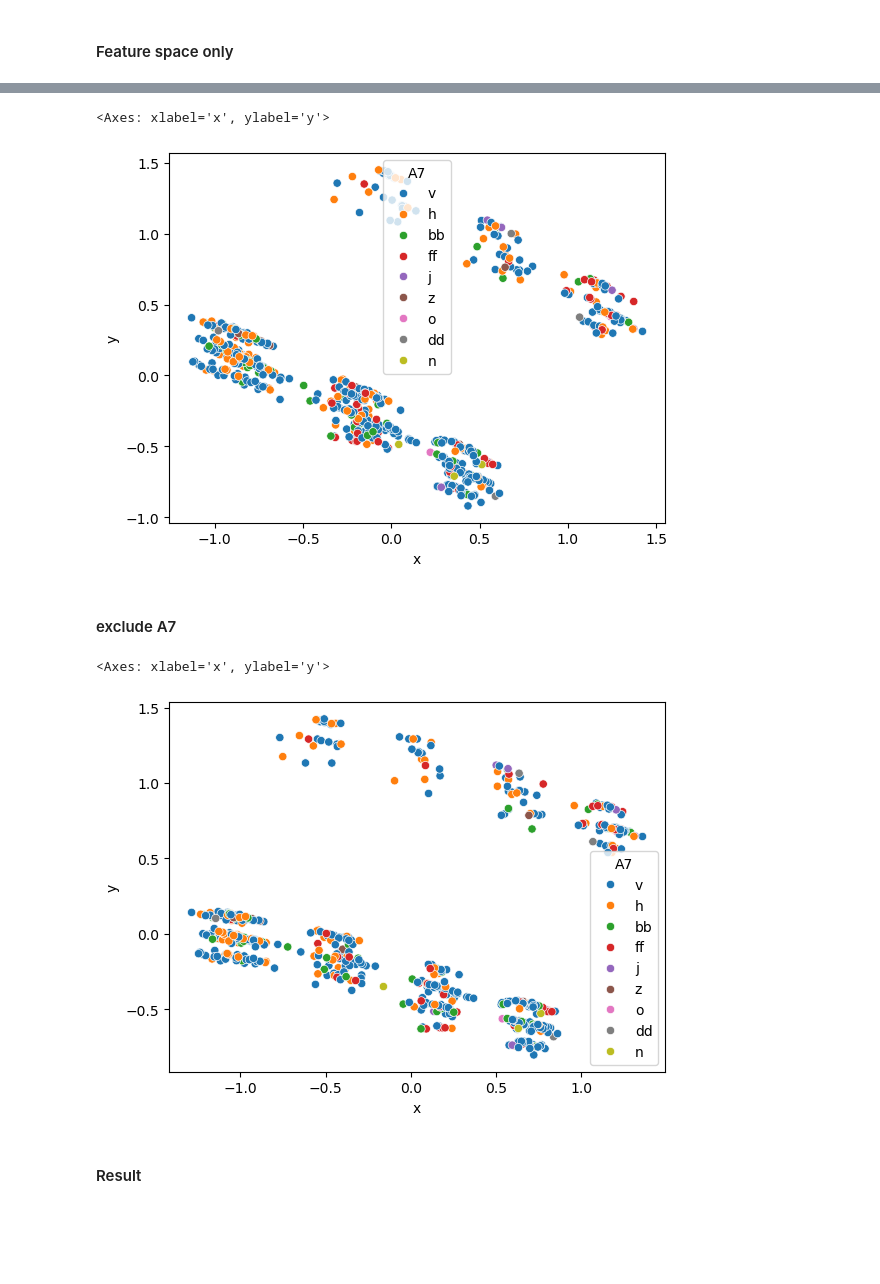
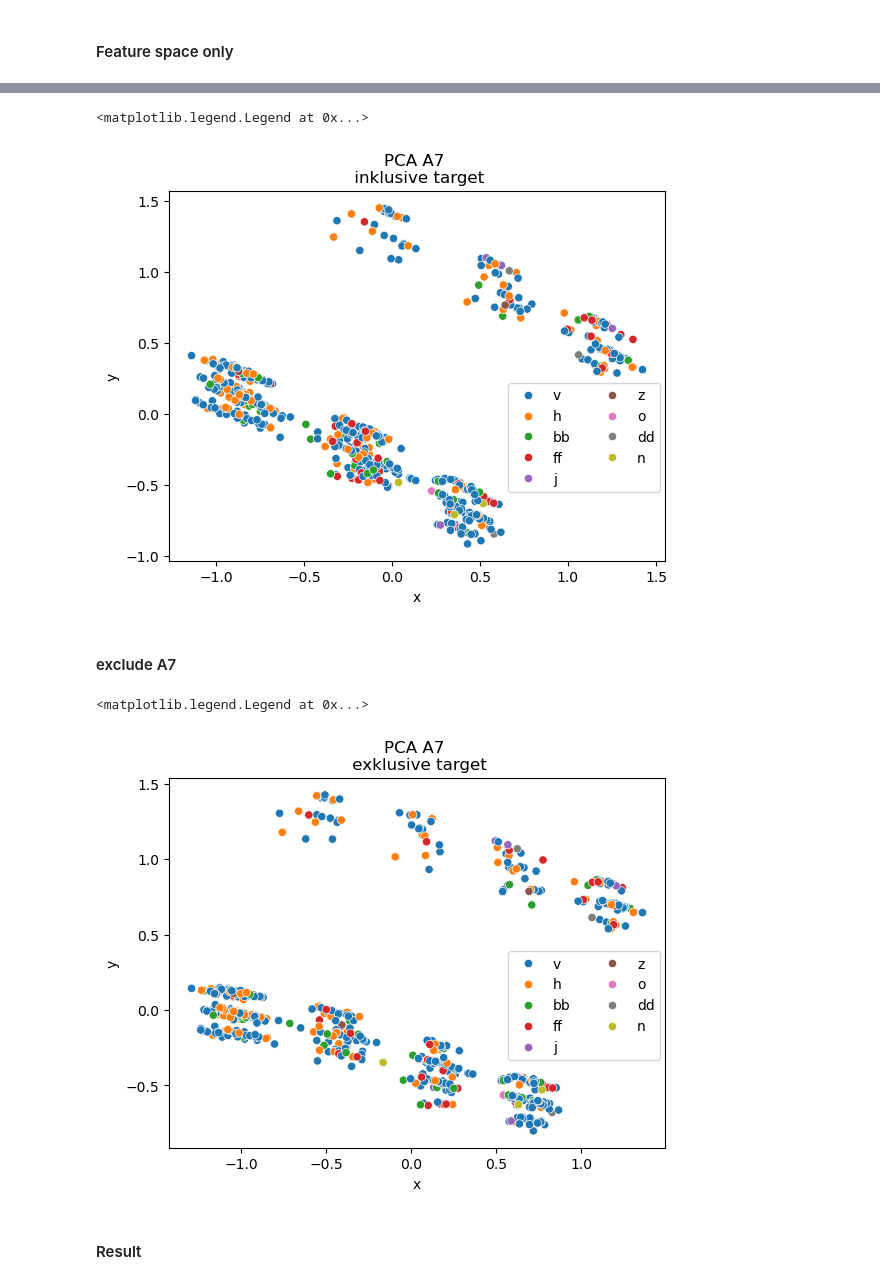
Before and after one commit to toniklenk/WissPro-final-project, a Jupyter notebook: CreditCardApproval EDA DianaMax.ipynb, the cells around one changed output, grey strips where cells are left out. Drawn from its saved outputs; the diff is of its cells as text; code cells hidden in the pictures; blank space fills up the shorter version.

```diff
--- a/CreditCardApproval EDA DianaMax.ipynb
+++ b/CreditCardApproval EDA DianaMax.ipynb
@@ -769,19 +842,21 @@ sns.scatterplot(res, x='x', y='y', hue=df.A7)
 # %%
 res = pd.DataFrame(pca.fit_transform(X_tweaked), columns = ['x','y'])
-sns.scatterplot(res, x='x', y='y', hue=df.A7)
+sns.scatterplot(res, x='x', y='y', hue=df.A7).set(title='PCA A7 \n inklusive target')
+plt.legend(bbox_to_anchor=(0.67, 0.5), ncol=2, loc='upper left')
 # %% [output]
-<Axes: xlabel='x', ylabel='y'>
+<matplotlib.legend.Legend at 0x...>
-[figure, old version]
+[figure, new version]
 # %% [markdown]
 #### exclude A7
 # %%
 df_a7=df_tweaked.loc[:,df_tweaked.columns!='A7']
 
 res = pd.DataFrame(pca.fit_transform(df_a7), columns = ['x','y'])
-sns.scatterplot(res, x='x', y='y', hue=df.A7)
+sns.scatterplot(res, x='x', y='y', hue=df.A7).set(title='PCA A7 \n exklusive target')
+plt.legend(bbox_to_anchor=(0.67, 0.55), ncol=2, loc='upper left')
 # %% [output]
-<Axes: xlabel='x', ylabel='y'>
+<matplotlib.legend.Legend at 0x...>
-[figure, old version]
+[figure, new version]
 # %% [markdown]
 #### Result
 # %% [markdown]
```
Also changed, not shown: parts of 21 cells of this notebook.
